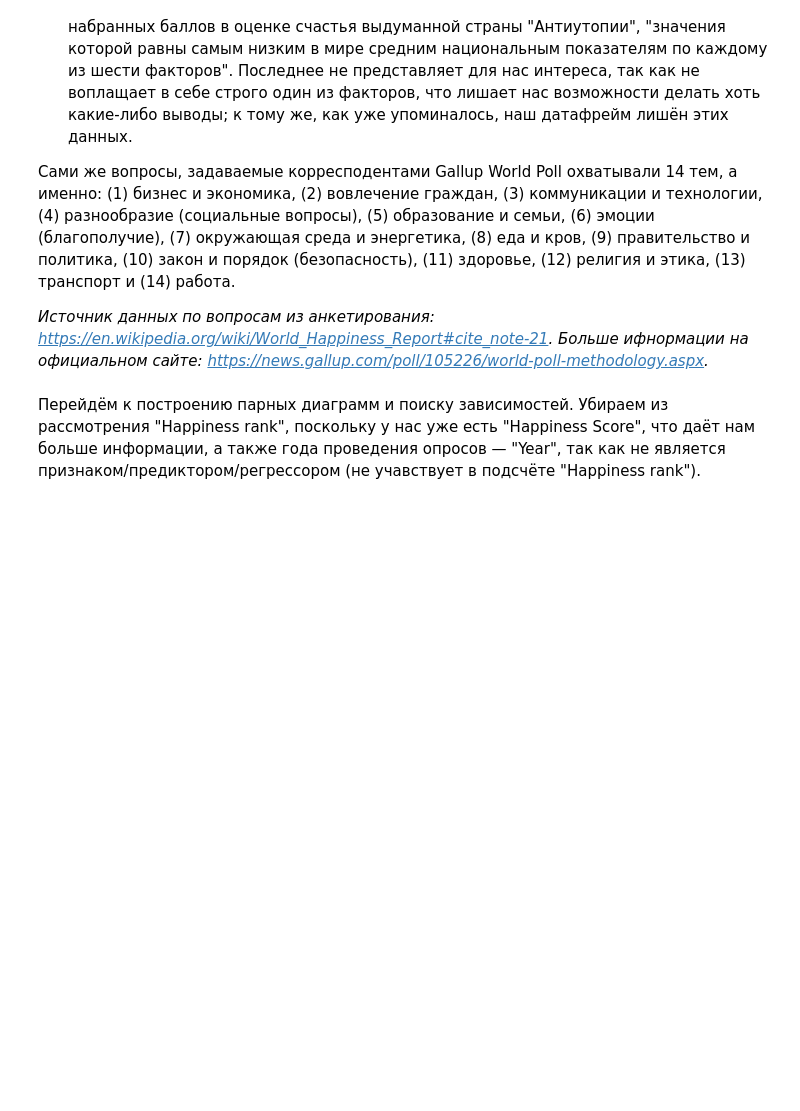
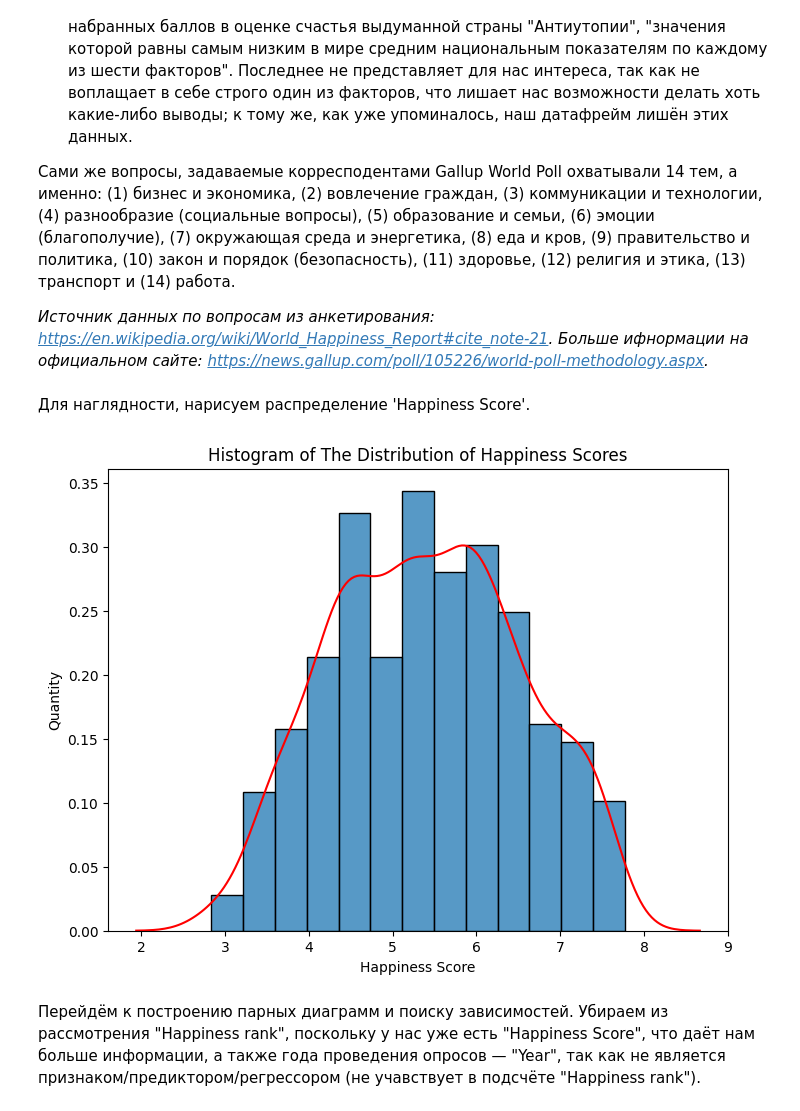
Before and after one commit to Sp-V1/Scientific-research-seminar-control-task, a Jupyter notebook: Research_on_the_Economics_of_Happiness.ipynb, the cells around one changed output. Saved outputs shown, nothing was run; the diff lists cells and outputs as text; code cells hidden in the pictures; blank space fills up the shorter version.

```diff
--- a/Research_on_the_Economics_of_Happiness.ipynb
+++ b/Research_on_the_Economics_of_Happiness.ipynb
@@ -94,6 +94,22 @@ print(list(upd_dataframe))
 Сами же вопросы, задаваемые корресподентами Gallup World Poll охватывали 14 тем, а именно: (1) бизнес и экономика, (2) вовлечение граждан, (3) коммуникации и технологии, (4) разнообразие (социальные вопросы), (5) образование и семьи, (6) эмоции (благополучие), (7) окружающая среда и энергетика, (8) еда и кров, (9) правительство и политика, (10) закон и порядок (безопасность), (11) здоровье, (12) религия и этика, (13) транспорт и (14) работа.
 
 *Источник данных по вопросам из анкетирования: https://en.wikipedia.org/wiki/World_Happiness_Report#cite_note-21. Больше ифнормации на официальном сайте: https://news.gallup.com/poll/105226/world-poll-methodology.aspx.*
+# %% [markdown]
+Для наглядности, нарисуем распределение 'Happiness Score'.
+# %%
+plt.figure(figsize=(8, 6))
+
+sns.histplot(upd_dataframe['Happiness Score'], stat="density")
+
+# Следующий график приблизительно покажет форму распределения набранных очков в оценке счастья:
+sns.kdeplot(upd_dataframe['Happiness Score'], color='red')
+
+plt.title('Histogram of The Distribution of Happiness Scores')
+plt.xlabel('Happiness Score')
+plt.ylabel('Quantity')
+plt.show()
+# %% [output]
+[figure, added]
 # %% [markdown]
 Перейдём к построению парных диаграмм и поиску зависимостей. Убираем из рассмотрения "Happiness rank", поскольку у нас уже есть "Happiness Score", что даёт нам больше информации, а также года проведения опросов — "Year", так как не является признаком/предиктором/регрессором (не учавствует в подсчёте "Happiness rank").
 # %%
```
Also changed, not shown: parts of 2 cells of this notebook.
